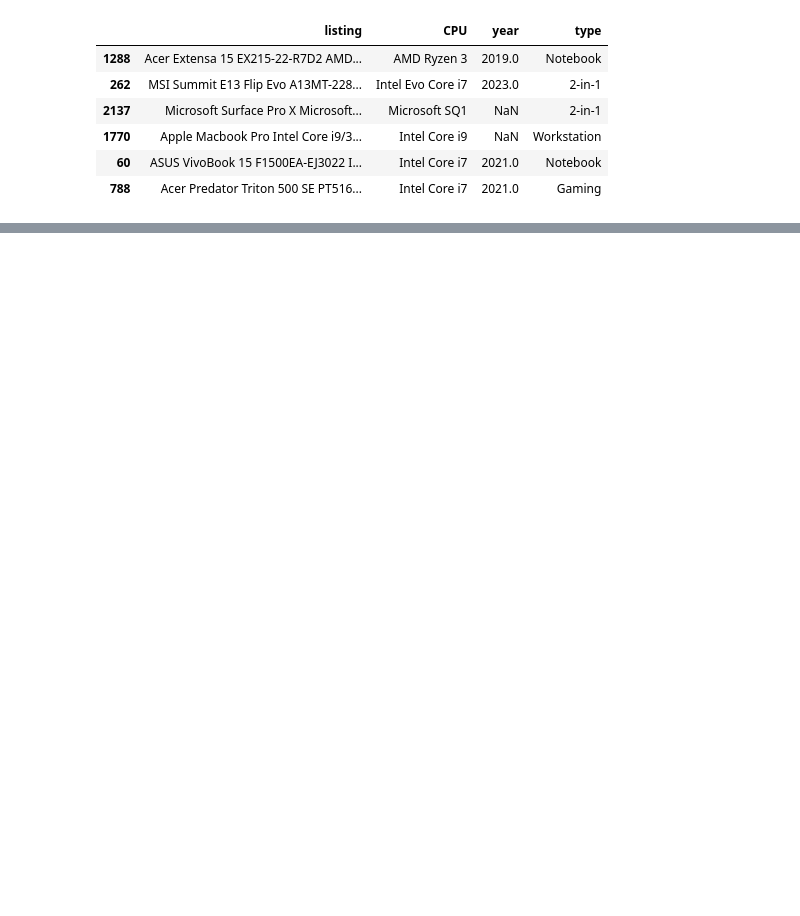
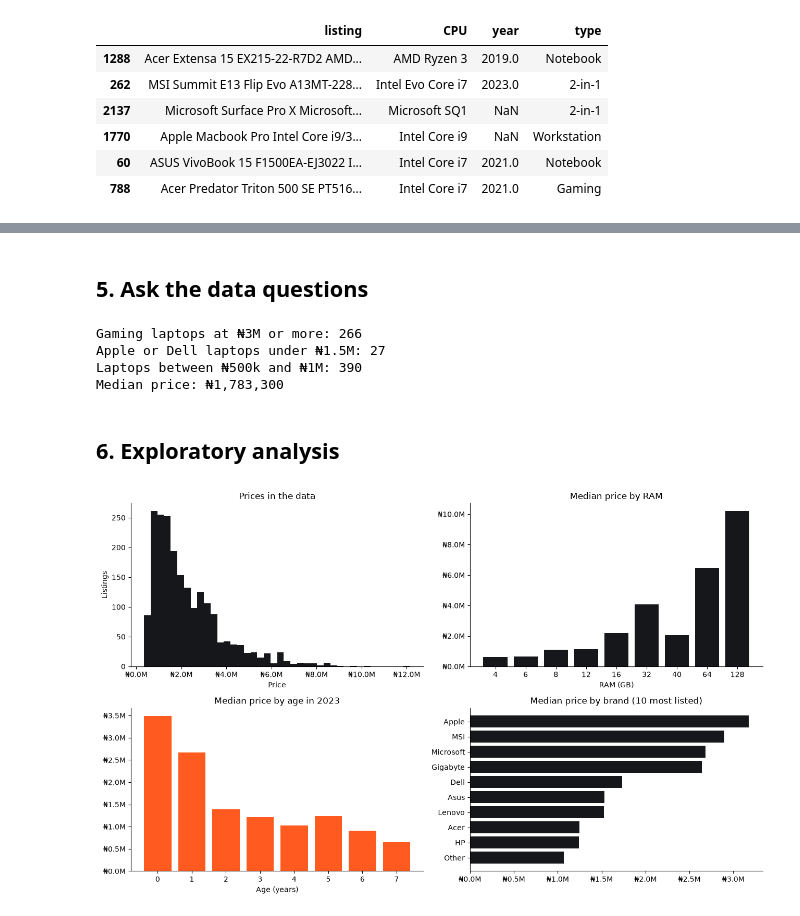
Before and after one commit to iamelio/used-laptop-price-estimator, a Jupyter notebook: notebooks/laptop_price_model.ipynb, the cells around one changed output, grey strips where cells are left out. Saved outputs shown, nothing was run; the diff lists cells and outputs as text; code cells hidden in the pictures; blank space fills up the shorter version.

```diff
--- a/notebooks/laptop_price_model.ipynb
+++ b/notebooks/laptop_price_model.ipynb
@@ -308,9 +268,0 @@ Median price: ₦1,783,300
-# %%
-INK, ORANGE = "#15171B", "#FF5A1F"
-plt.rcParams.update({"figure.figsize": (8, 4), "axes.spines.top": False, "axes.spines.right": False})
-millions = plt.FuncFormatter(lambda value, _: f"₦{value / 1e6:.1f}M")
-
-ax = df["price_ngn"].plot.hist(bins=40, color=INK)
-ax.xaxis.set_major_formatter(millions)
-ax.set(title="Prices in the data", xlabel="Price", ylabel="Listings")
-plt.show()
@@ -490,0 +293,46 @@ plt.show()
+# %% [markdown]
+## 5. Ask the data questions
+# %%
+gaming = df["laptop_type"] == "Gaming"
+print("Gaming laptops at ₦3M or more:", len(df.loc[gaming & (df["price_ngn"] >= 3_000_000)]))
+print("Apple or Dell laptops under ₦1.5M:", len(df.loc[df["brand"].isin(["Apple", "Dell"]) & (df["price_ngn"] < 1_500_000)]))
+print("Laptops between ₦500k and ₦1M:", len(df.loc[df["price_ngn"].between(500_000, 1_000_000)]))
+print("Median price:", naira(df["price_ngn"].median()))
+# %% [output]
+Gaming laptops at ₦3M or more: 266
+Apple or Dell laptops under ₦1.5M: 27
+Laptops between ₦500k and ₦1M: 390
+Median price: ₦1,783,300
+# %% [markdown]
+## 6. Exploratory analysis
+# %%
+fig, axes = plt.subplots(2, 2, figsize=(13, 8))
+
+ax = axes[0, 0]
+ax.hist(df["price_ngn"], bins=40, color=INK)
+ax.xaxis.set_major_formatter(millions)
+ax.set(title="Prices in the data", xlabel="Price", ylabel="Listings")
+
+ax = axes[0, 1]
+by_ram = df.groupby(df["ram_gb"].astype(int))["price_ngn"].median()
+ax.bar(by_ram.index.astype(str), by_ram, color=INK)
+ax.yaxis.set_major_formatter(millions)
+ax.set(title="Median price by RAM", xlabel="RAM (GB)")
+
+ax = axes[1, 0]
+by_age = df.groupby(df["age"].astype(int))["price_ngn"].median()
+ax.bar(by_age.index.astype(str), by_age, color=ORANGE)
+ax.yaxis.set_major_formatter(millions)
+ax.set(title="Median price by age in 2023", xlabel="Age (years)")
+
+ax = axes[1, 1]
+top_brands = df["brand"].value_counts().head(10).index
+by_brand = df[df["brand"].isin(top_brands)].groupby("brand")["price_ngn"].median().sort_values()
+ax.barh(by_brand.index, by_brand, color=INK)
+ax.xaxis.set_major_formatter(millions)
+ax.set(title="Median price by brand (10 most listed)")
+
+fig.tight_layout()
+plt.show()
+# %% [output]
+[figure, added]
```
Also changed, not shown: parts of 76 cells of this notebook.
